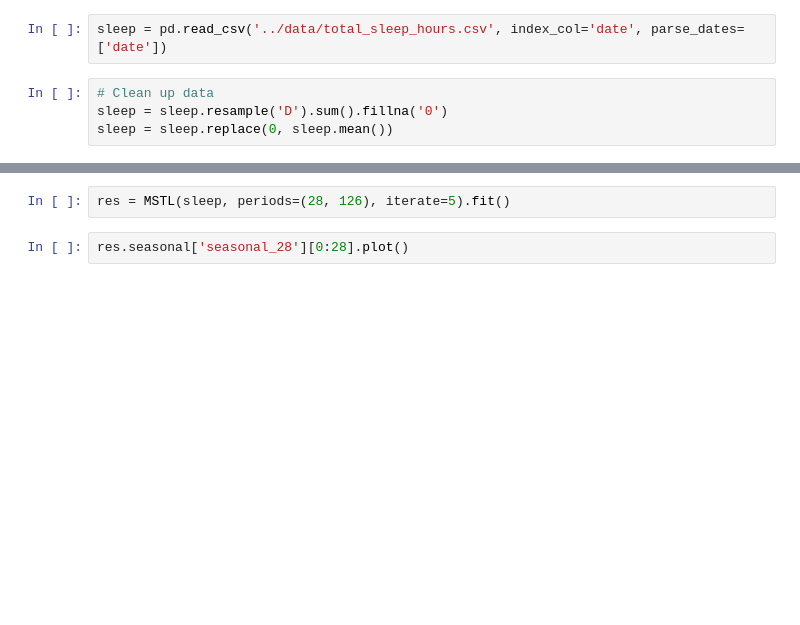
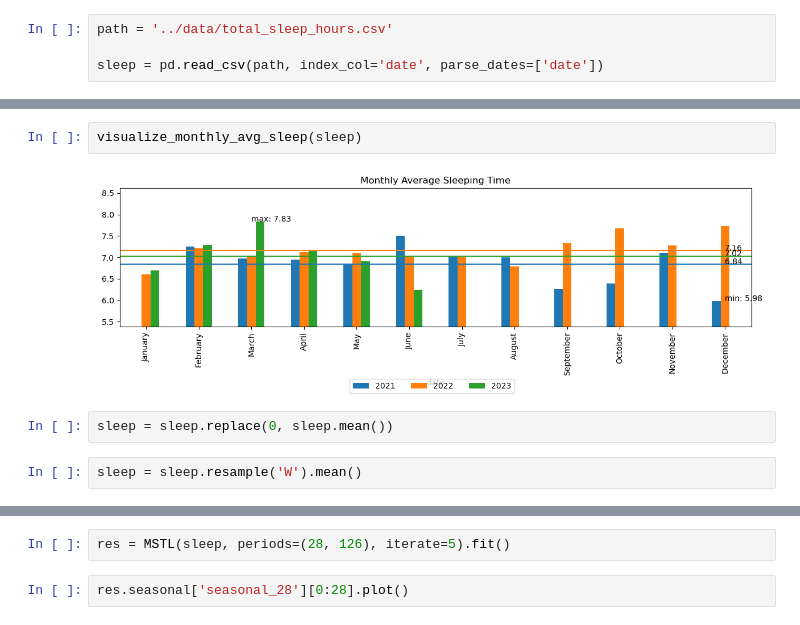
Before and after one commit to zqTheDesigner/productivity-analytics, a Jupyter notebook: notebooks/sleep_time_analytics.ipynb, the cells around one changed output, grey strips where cells are left out. Cells and saved outputs as stored; diff of their text form; blank space fills up the shorter version.

```diff
--- a/notebooks/sleep_time_analytics.ipynb
+++ b/notebooks/sleep_time_analytics.ipynb
@@ -4,6 +11,4 @@ from statsmodels.tsa.seasonal import MSTL
 # %%
-sleep = pd.read_csv('../data/total_sleep_hours.csv', index_col='date', parse_dates=['date'])
+path = '../data/total_sleep_hours.csv'
+
+sleep = pd.read_csv(path, index_col='date', parse_dates=['date'])
-# %%
-# Clean up data
-sleep = sleep.resample('D').sum().fillna('0')
-sleep = sleep.replace(0, sleep.mean())
@@ -9,0 +61,8 @@ sleep = sleep.replace(0, sleep.mean())
+# %%
+visualize_monthly_avg_sleep(sleep)
+# %% [output]
+[figure, added]
+# %%
+sleep = sleep.replace(0, sleep.mean())
+# %%
+sleep = sleep.resample('W').mean()
```
Also changed, not shown: parts of 12 cells of this notebook, 3 other files.
